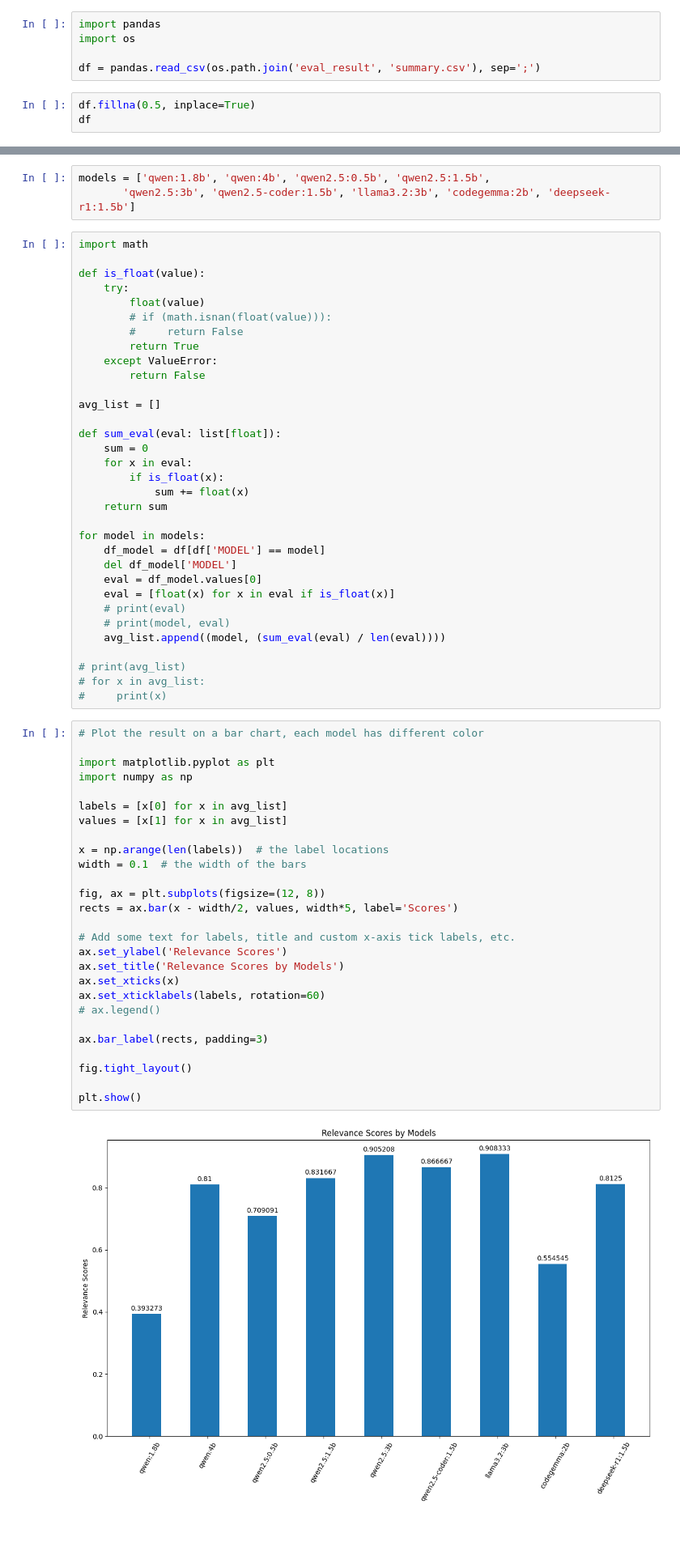
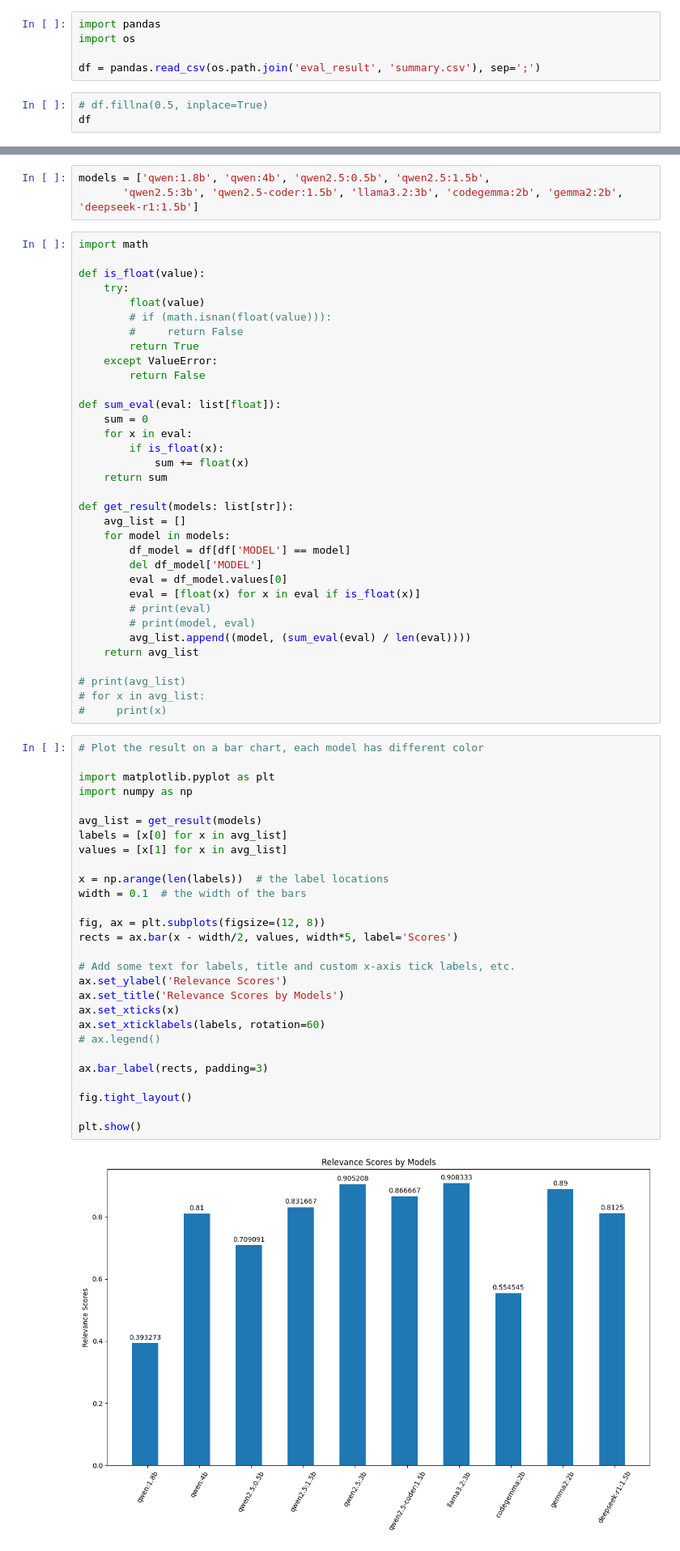
Before and after one commit to PhucLe03/RAG-Project, a Jupyter notebook: generator_eval/generator_eval_plot.ipynb, the cells around one changed output, grey strips where cells are left out. Shown at 81% size. Saved outputs shown, nothing was run; the diff lists cells and outputs as text.

Commit message:
Plot more result

```diff
--- a/generator_eval/generator_eval_plot.ipynb
+++ b/generator_eval/generator_eval_plot.ipynb
@@ -4,7 +4,7 @@ import os
 
 df = pandas.read_csv(os.path.join('eval_result', 'summary.csv'), sep=';')
 # %%
-df.fillna(0.5, inplace=True)
+# df.fillna(0.5, inplace=True)
 df
 # %% [output]
 |  | MODEL | TC1 | TC2 | TC3 | TC4 | TC5 | TC6 | TC7 | TC8 | TC9 | TC10 | ... |
@@ -22,6 +27,6 @@ df
 # %%
 models = ['qwen:1.8b', 'qwen:4b', 'qwen2.5:0.5b', 'qwen2.5:1.5b',
-       'qwen2.5:3b', 'qwen2.5-coder:1.5b', 'llama3.2:3b', 'codegemma:2b', 'deepseek-r1:1.5b']
+       'qwen2.5:3b', 'qwen2.5-coder:1.5b', 'llama3.2:3b', 'codegemma:2b', 'gemma2:2b', 'deepseek-r1:1.5b']
 # %%
 import math
 
@@ -34,8 +39,6 @@ def is_float(value):
     except ValueError:
         return False
 
-avg_list = []
-
 def sum_eval(eval: list[float]):
     sum = 0
     for x in eval:
@@ -43,14 +46,17 @@ def sum_eval(eval: list[float]):
             sum += float(x)
     return sum
 
-for model in models:
-    df_model = df[df['MODEL'] == model]
-    del df_model['MODEL']
-    eval = df_model.values[0]
-    eval = [float(x) for x in eval if is_float(x)]
-    # print(eval)
-    # print(model, eval)
-    avg_list.append((model, (sum_eval(eval) / len(eval))))
+def get_result(models: list[str]):
+    avg_list = []
+    for model in models:
+        df_model = df[df['MODEL'] == model]
+        del df_model['MODEL']
+        eval = df_model.values[0]
+        eval = [float(x) for x in eval if is_float(x)]
+        # print(eval)
+        # print(model, eval)
+        avg_list.append((model, (sum_eval(eval) / len(eval))))
+    return avg_list
 
 # print(avg_list)
 # for x in avg_list:
@@ -58,29 +64,30 @@ for model in models:
 # %%
 # Plot the result on a bar chart, each model has different color
 
 import matplotlib.pyplot as plt
 import numpy as np
 
+avg_list = get_result(models)
 labels = [x[0] for x in avg_list]
 values = [x[1] for x in avg_list]
 
 x = np.arange(len(labels))  # the label locations
 width = 0.1  # the width of the bars
 
 fig, ax = plt.subplots(figsize=(12, 8))
 rects = ax.bar(x - width/2, values, width*5, label='Scores')
 
 # Add some text for labels, title and custom x-axis tick labels, etc.
 ax.set_ylabel('Relevance Scores')
 ax.set_title('Relevance Scores by Models')
 ax.set_xticks(x)
 ax.set_xticklabels(labels, rotation=60)
 # ax.legend()
 
 ax.bar_label(rects, padding=3)
 
 fig.tight_layout()
 
 plt.show()
 # %% [output]
-[figure, old version]
+[figure, new version]
```
Also changed, not shown: parts of 2 cells of this notebook, 1 other file.
